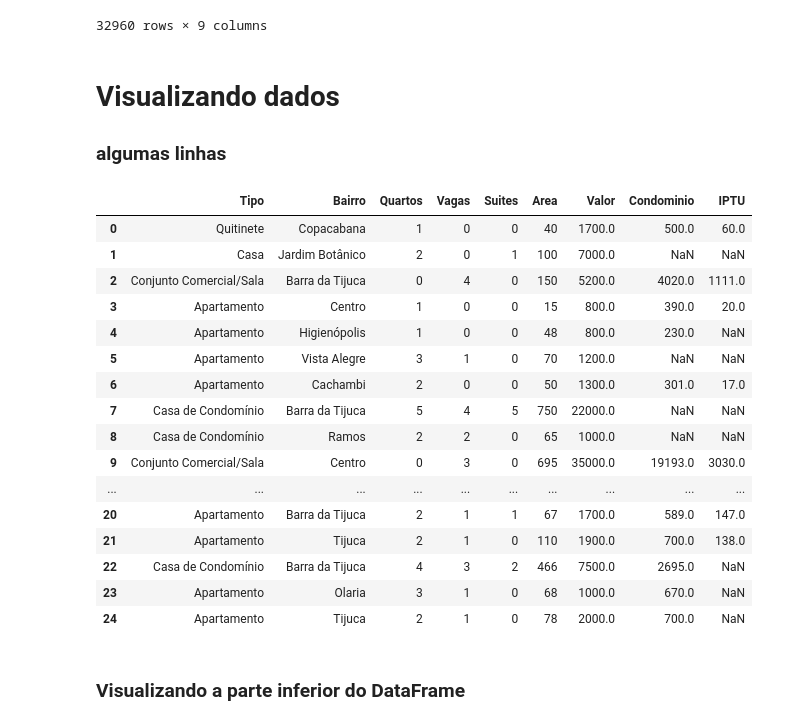
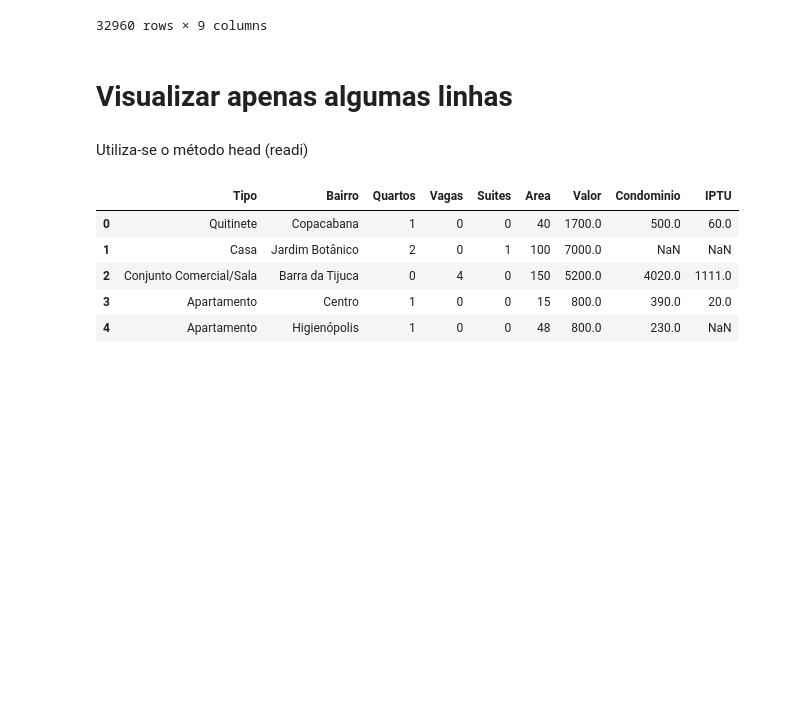
Before and after one commit to BRENDAEVELLYN/Datascience, a Jupyter notebook: horaum.ipynb, the cells around one changed output. Saved outputs shown, nothing was run; the diff lists cells and outputs as text; code cells hidden in the pictures; blank space fills up the shorter version.

```diff
--- a/horaum.ipynb
+++ b/horaum.ipynb
@@ -42,27 +65,15 @@ dados
 | 32959 | Conjunto Comercial/Sala | Centro | 0 | 0 | 0 | 250 | 6500.0 | 4206.0 | 1109.0 |
 32960 rows × 9 columns
 # %% [markdown]
-# Visualizando dados
-### algumas linhas
+# Visualizar apenas algumas linhas
+# %% [markdown]
+Utiliza-se o método head (readi)
 # %%
-dados.head(25)
+dados.head()
 # %% [output]
 |  | Tipo | Bairro | Quartos | Vagas | Suites | Area | Valor | Condominio | IPTU |
 | 0 | Quitinete | Copacabana | 1 | 0 | 0 | 40 | 1700.0 | 500.0 | 60.0 |
 | 1 | Casa | Jardim Botânico | 2 | 0 | 1 | 100 | 7000.0 | NaN | NaN |
 | 2 | Conjunto Comercial/Sala | Barra da Tijuca | 0 | 4 | 0 | 150 | 5200.0 | 4020.0 | 1111.0 |
 | 3 | Apartamento | Centro | 1 | 0 | 0 | 15 | 800.0 | 390.0 | 20.0 |
 | 4 | Apartamento | Higienópolis | 1 | 0 | 0 | 48 | 800.0 | 230.0 | NaN |
-| 5 | Apartamento | Vista Alegre | 3 | 1 | 0 | 70 | 1200.0 | NaN | NaN |
-| 6 | Apartamento | Cachambi | 2 | 0 | 0 | 50 | 1300.0 | 301.0 | 17.0 |
-| 7 | Casa de Condomínio | Barra da Tijuca | 5 | 4 | 5 | 750 | 22000.0 | NaN | NaN |
-| 8 | Casa de Condomínio | Ramos | 2 | 2 | 0 | 65 | 1000.0 | NaN | NaN |
-| 9 | Conjunto Comercial/Sala | Centro | 0 | 3 | 0 | 695 | 35000.0 | 19193.0 | 3030.0 |
-| ... | ... | ... | ... | ... | ... | ... | ... | ... | ... |
-| 20 | Apartamento | Barra da Tijuca | 2 | 1 | 1 | 67 | 1700.0 | 589.0 | 147.0 |
-| 21 | Apartamento | Tijuca | 2 | 1 | 0 | 110 | 1900.0 | 700.0 | 138.0 |
-| 22 | Casa de Condomínio | Barra da Tijuca | 4 | 3 | 2 | 466 | 7500.0 | 2695.0 | NaN |
-| 23 | Apartamento | Olaria | 3 | 1 | 0 | 68 | 1000.0 | 670.0 | NaN |
-| 24 | Apartamento | Tijuca | 2 | 1 | 0 | 78 | 2000.0 | 700.0 | NaN |
-# %% [markdown]
-### Visualizando a parte inferior do DataFrame
```
Also changed, not shown: parts of 20 cells of this notebook.
